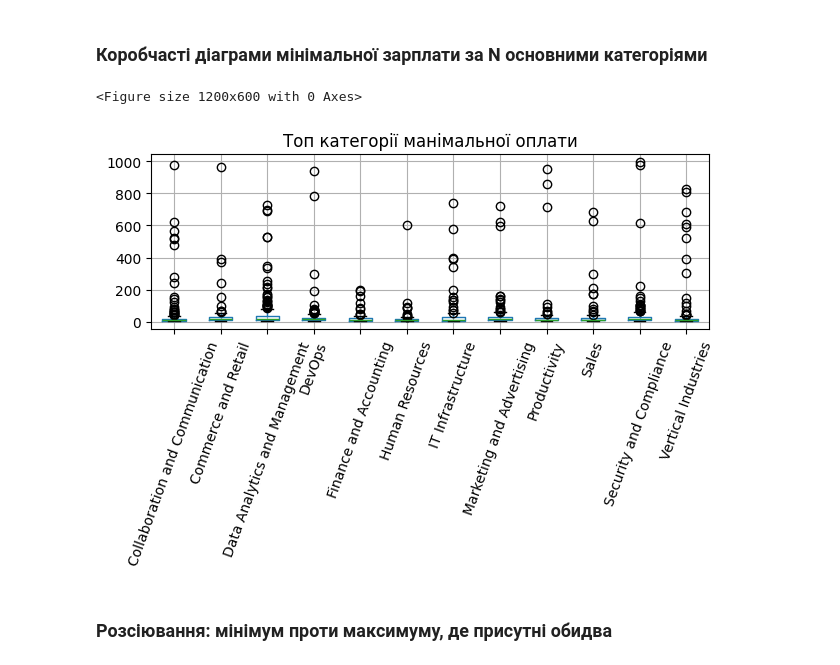
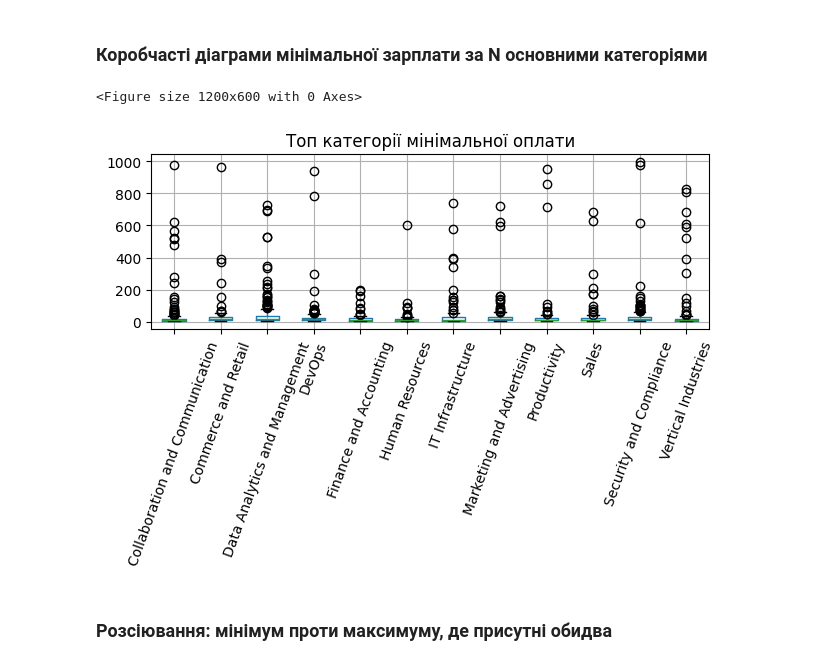
Before and after one commit to bontonent/Vendr, a Jupyter notebook: analysts.ipynb, the cells around one changed output. Cells and saved outputs as stored; diff of their text form; code cells hidden in the pictures.

```diff
--- a/analysts.ipynb
+++ b/analysts.ipynb
@@ -214,16 +212,16 @@ plt.show()
 # %%
 top_cats = df['name_main_category'].value_counts().head(12).index.tolist()
 plt.figure(figsize=(12,6))
 sns_df = df[df['name_main_category'].isin(top_cats)]
 sns_df.boxplot(column='min_salary', by='name_main_category', rot=70)
-plt.title('Топ категорії манімальної оплати')
+plt.title('Топ категорії мінімальної оплати')
 plt.suptitle('')
 plt.xlabel('')
 plt.tight_layout()
 plt.show()
 # %% [output]
 <Figure size 1200x600 with 0 Axes>
-[figure, old version]
+[figure, new version]
 # %% [markdown]
 ### Розсіювання: мінімум проти максимуму, де присутні обидва
 # %%
```
Also changed, not shown: parts of 3 cells of this notebook.
